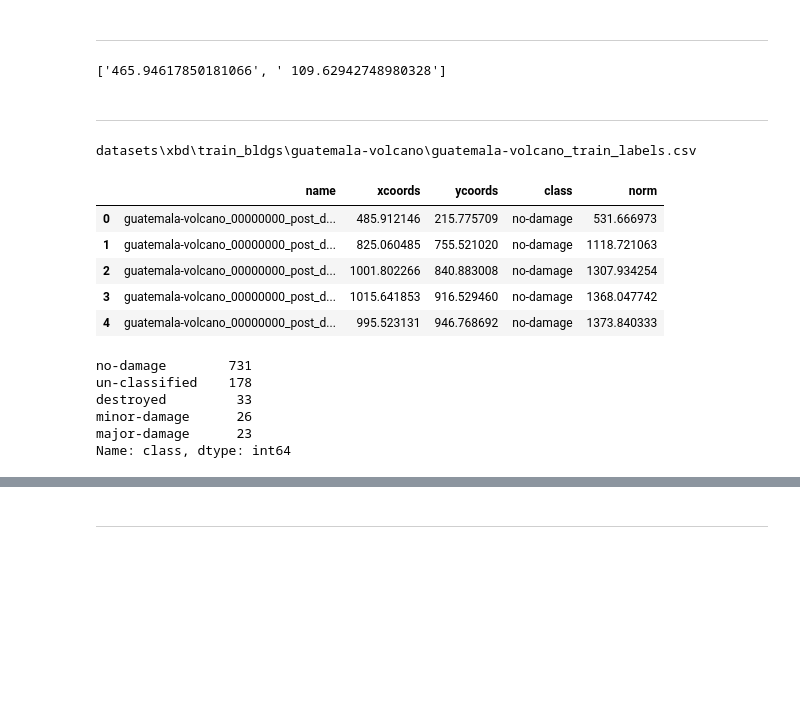
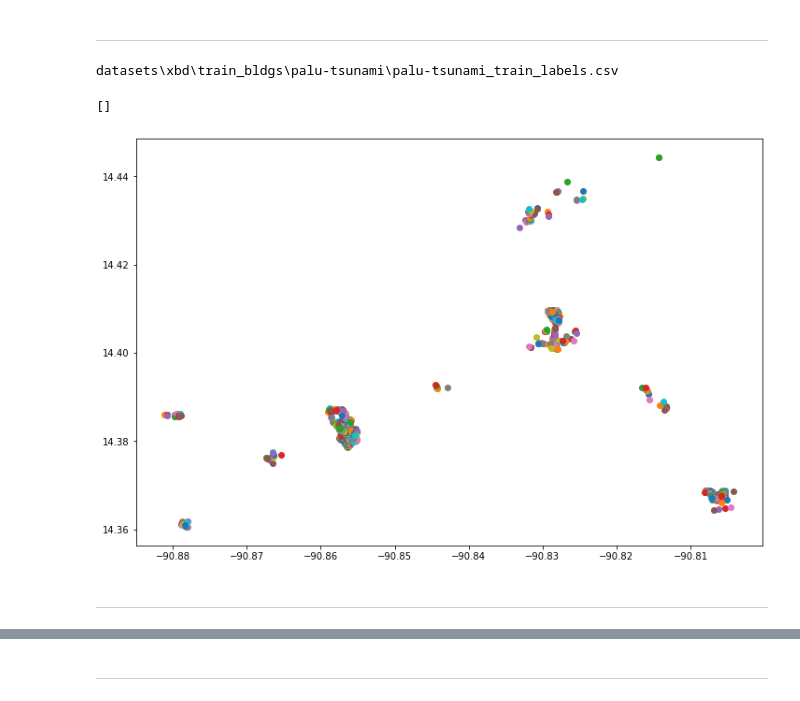
Before and after one commit to ali-ism/GCN-Disaster-Damage-thesis, a Jupyter notebook: playground.ipynb, the cells around one changed output, grey strips where cells are left out. Saved outputs shown, nothing was run; the diff lists cells and outputs as text; code cells hidden in the pictures; blank space fills up the shorter version.

```diff
--- a/playground.ipynb
+++ b/playground.ipynb
@@ -130,49 +130,34 @@ sizet * D['mexico_train']
 34.363408384
 # %% [markdown]
 ---
-# %%
-df.iloc[0,0].replace('(','').replace(')','').split(',')
-# %% [output]
-['465.94617850181066', ' 109.62942748980328']
+# %%
+import pandas as pd
+from pathlib import Path
+
+xbd_path = 'datasets/xbd'
+subsets = ('/train_bldgs/', '/hold_bldgs/', '/test_bldgs/', '/tier3_bldgs/')
+disaster_folders = os.listdir(xbd_path + subsets[0])
+
+i_subset = 0
+i_disaster = 0
+
+print(list(Path(xbd_path + subsets[i_subset] + disaster_folders[i_disaster]).glob('*.csv*'))[0])
+labels = pd.read_csv(list(Path(xbd_path + subsets[i_subset] + disaster_folders[i_disaster]).glob('*.csv*'))[0])
+labels.columns = ['name', 'xcoords', 'ycoords', 'long', 'lat', 'class']
+zone = lambda row: '_'.join(row['name'].split('_', 2)[:2])
+labels['zone'] = labels.apply(zone, axis=1)
+#labels['zone'].value_counts()
+labels['zone'].value_counts()[labels['zone'].value_counts()==1].index.tolist()
+# %% [output]
+datasets\xbd\train_bldgs\palu-tsunami\palu-tsunami_train_labels.csv
+[]
+# %%
+import matplotlib.pyplot as plt
+plt.figure(figsize=(12,8))
+for _, row in labels.iterrows():
+    plt.scatter(row['long'], row['lat'], label=row['zone'])
+plt.show()
+# %% [output]
+[figure, added]
 # %% [markdown]
 ---
-# %%
-import pandas as pd
-from pathlib import Path
-xbd_path = 'datasets/xbd'
-subsets = ('/train_bldgs/', '/hold_bldgs/', '/test_bldgs/')
-
-disaster_folders = os.listdir(xbd_path + subsets[0])
-disaster_folders_tier3 = os.listdir(xbd_path + '/tier3_bldgs/')
-
-for subset in subsets:
-    subset_marker = subset[subset.find('/')+len('/'):subset.rfind('_')]
-    for disaster in disaster_folders:
-        print(list(Path(xbd_path + subset + disaster).glob('*.csv*'))[0])
-        labels = pd.read_csv(list(Path(xbd_path + subset + disaster).glob('*.csv*'))[0])
-        break
-    break
-# %% [output]
-datasets\xbd\train_bldgs\guatemala-volcano\guatemala-volcano_train_labels.csv
-# %%
-from math import sqrt
-labels.columns = ['name', 'xcoords', 'ycoords', 'class']
-norm = lambda row: sqrt(row[1]**2 + row[2]**2)
-labels['norm'] = labels.apply(norm, axis=1)
-labels.head()
-# %% [output]
-|  | name | xcoords | ycoords | class | norm |
-| 0 | guatemala-volcano_00000000_post_d... | 485.912146 | 215.775709 | no-damage | 531.666973 |
-| 1 | guatemala-volcano_00000000_post_d... | 825.060485 | 755.521020 | no-damage | 1118.721063 |
-| 2 | guatemala-volcano_00000000_post_d... | 1001.802266 | 840.883008 | no-damage | 1307.934254 |
-| 3 | guatemala-volcano_00000000_post_d... | 1015.641853 | 916.529460 | no-damage | 1368.047742 |
-| 4 | guatemala-volcano_00000000_post_d... | 995.523131 | 946.768692 | no-damage | 1373.840333 |
-# %%
-annotation.value_counts()
-# %% [output]
-no-damage        731
-un-classified    178
-destroyed         33
-minor-damage      26
-major-damage      23
-Name: class, dtype: int64
```
Also changed, not shown: parts of 4 cells of this notebook, 10 other files.
